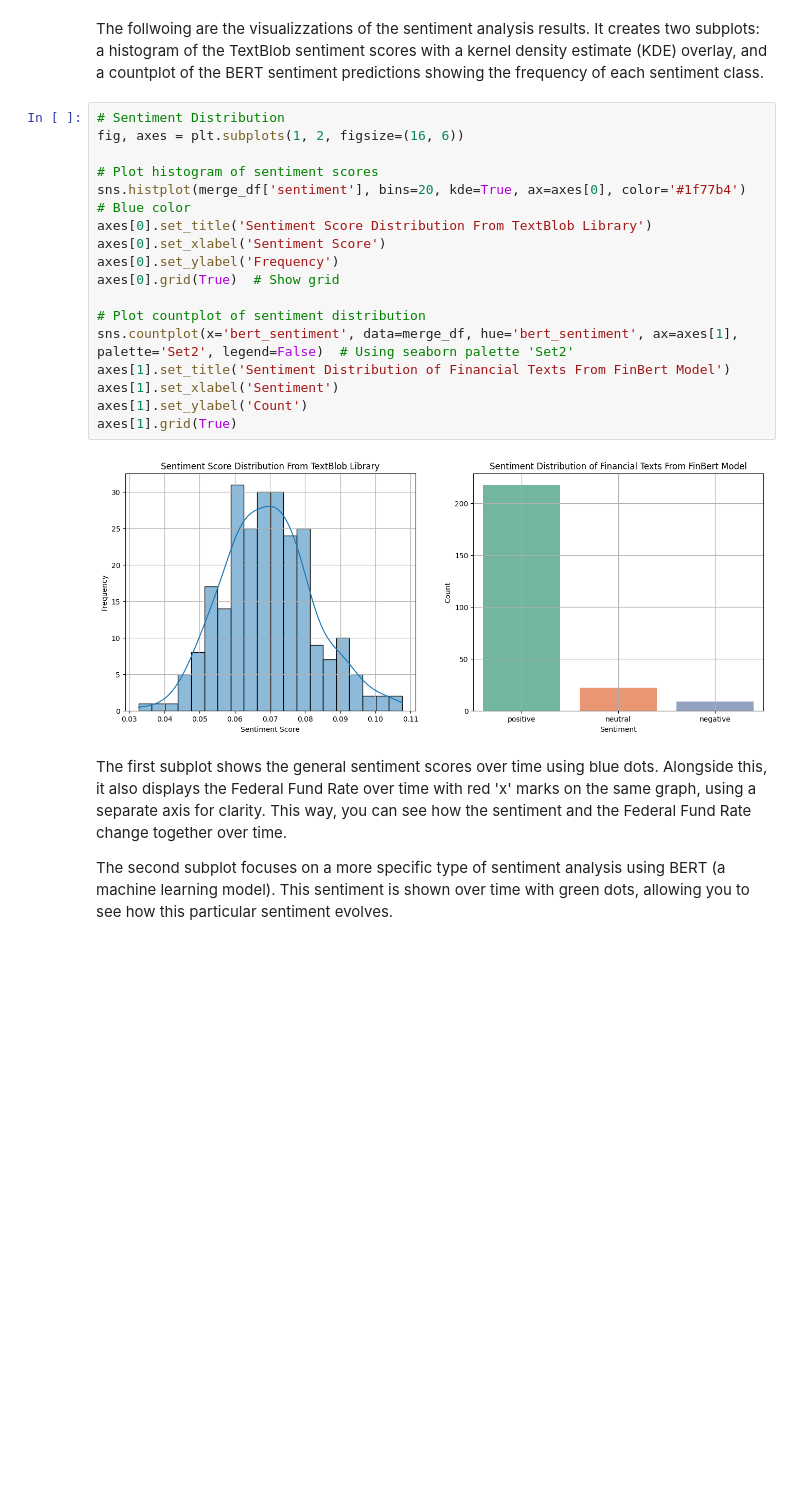
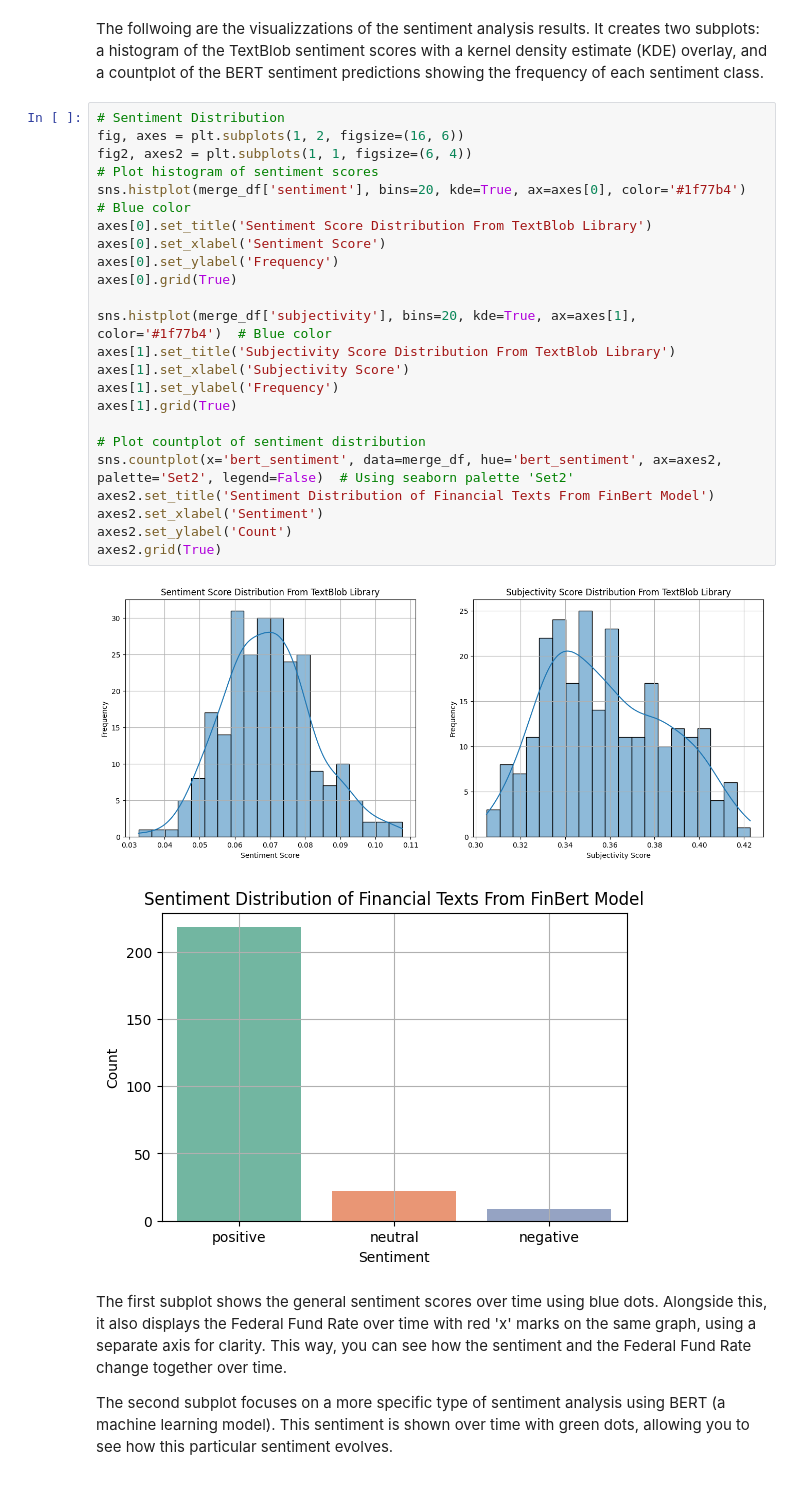
Before and after one commit to Cydia13526/s24-milestone2-team7-cspaarg-cydia-davidrez, a Jupyter notebook: project.ipynb, the cells around one changed output. Drawn from its saved outputs; the diff is of its cells as text; blank space fills up the shorter version.

```diff
--- a/project.ipynb
+++ b/project.ipynb
@@ -307,22 +321,29 @@ The follwoing are the visualizzations of the sentiment analysis results. It crea
 # %%
 # Sentiment Distribution
 fig, axes = plt.subplots(1, 2, figsize=(16, 6))
-
+fig2, axes2 = plt.subplots(1, 1, figsize=(6, 4))
 # Plot histogram of sentiment scores
 sns.histplot(merge_df['sentiment'], bins=20, kde=True, ax=axes[0], color='#1f77b4')  # Blue color
 axes[0].set_title('Sentiment Score Distribution From TextBlob Library')
 axes[0].set_xlabel('Sentiment Score')
 axes[0].set_ylabel('Frequency')
-axes[0].grid(True)  # Show grid
+axes[0].grid(True)
+
+sns.histplot(merge_df['subjectivity'], bins=20, kde=True, ax=axes[1], color='#1f77b4')  # Blue color
+axes[1].set_title('Subjectivity Score Distribution From TextBlob Library')
+axes[1].set_xlabel('Subjectivity Score')
+axes[1].set_ylabel('Frequency')
+axes[1].grid(True)
 
 # Plot countplot of sentiment distribution
-sns.countplot(x='bert_sentiment', data=merge_df, hue='bert_sentiment', ax=axes[1], palette='Set2', legend=False)  # Using seaborn palette 'Set2'
-axes[1].set_title('Sentiment Distribution of Financial Texts From FinBert Model')
-axes[1].set_xlabel('Sentiment')
-axes[1].set_ylabel('Count')
-axes[1].grid(True)
+sns.countplot(x='bert_sentiment', data=merge_df, hue='bert_sentiment', ax=axes2, palette='Set2', legend=False)  # Using seaborn palette 'Set2'
+axes2.set_title('Sentiment Distribution of Financial Texts From FinBert Model')
+axes2.set_xlabel('Sentiment')
+axes2.set_ylabel('Count')
+axes2.grid(True)
 # %% [output]
-[figure, old version]
+[figure, new version]
+[figure, added]
 # %% [markdown]
 The first subplot shows the general sentiment scores over time using blue dots. Alongside this, it also displays the Federal Fund Rate over time with red 'x' marks on the same graph, using a separate axis for clarity. This way, you can see how the sentiment and the Federal Fund Rate change together over time.
 
```
Also changed, not shown: parts of 3 cells of this notebook.
